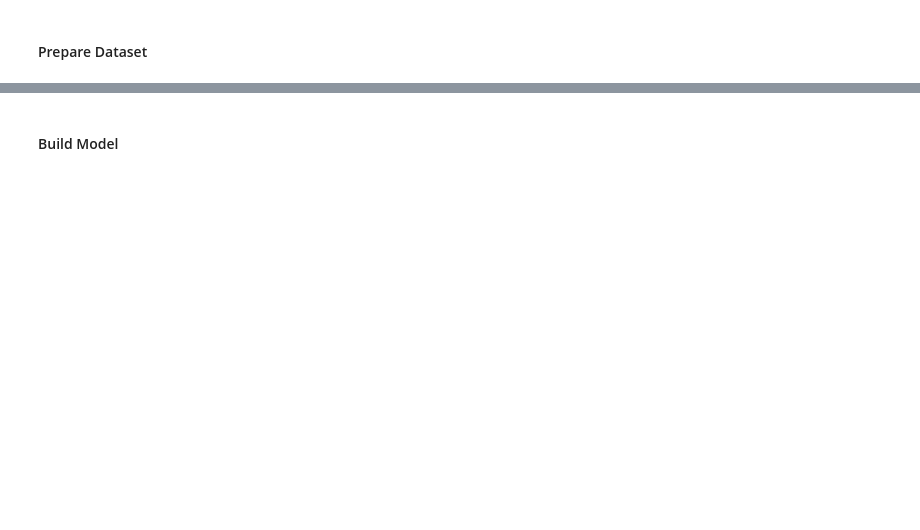
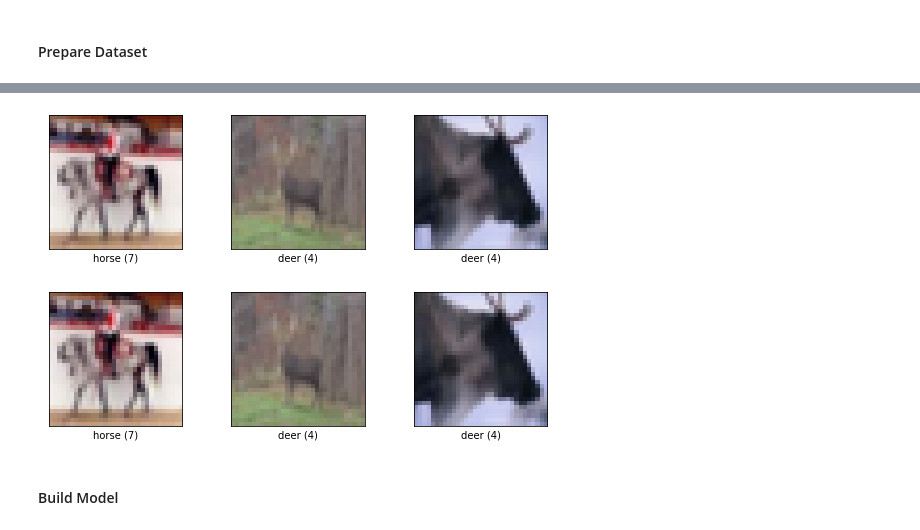
Before and after one commit to achillesrasquinha/deeply, a Jupyter notebook: docs/source/notebooks/Deep AUC Maximization.ipynb, the cells around one changed output, grey strips where cells are left out. Cells and saved outputs as stored; diff of their text form; code cells hidden in the pictures; blank space fills up the shorter version.

```diff
--- a/docs/source/notebooks/Deep AUC Maximization.ipynb
+++ b/docs/source/notebooks/Deep AUC Maximization.ipynb
@@ -11,6 +11,6 @@ import deeply.datasets as dd
 from deeply.datasets.util import split as split_dataset
 from deeply.generators import DatasetGenerator
 # %%
-cifar10, info = dd.load("cifar10", with_info = True, shuffle_files = True, as_supervised = True)
+ds, info = dd.load("cifar10", with_info = True, shuffle_files = True, as_supervised = True)
 # %%
 info
@@ -17,3 +35,6 @@ info
 # %%
-tfds.show_examples(cifar10["train"].take(3), ds_info = info)
+tfds.show_examples(ds["train"].take(3), ds_info = info)
+# %% [output]
+[figure, added]
+[figure, added]
 # %%
```
Also changed, not shown: parts of 5 cells of this notebook, 2 other files.
